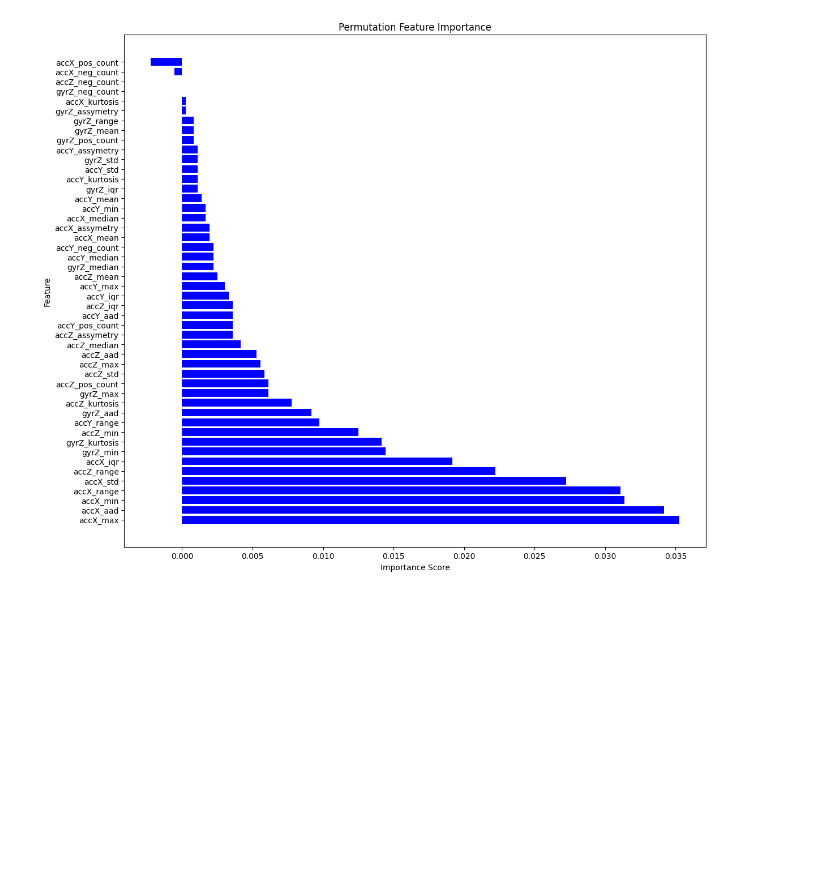
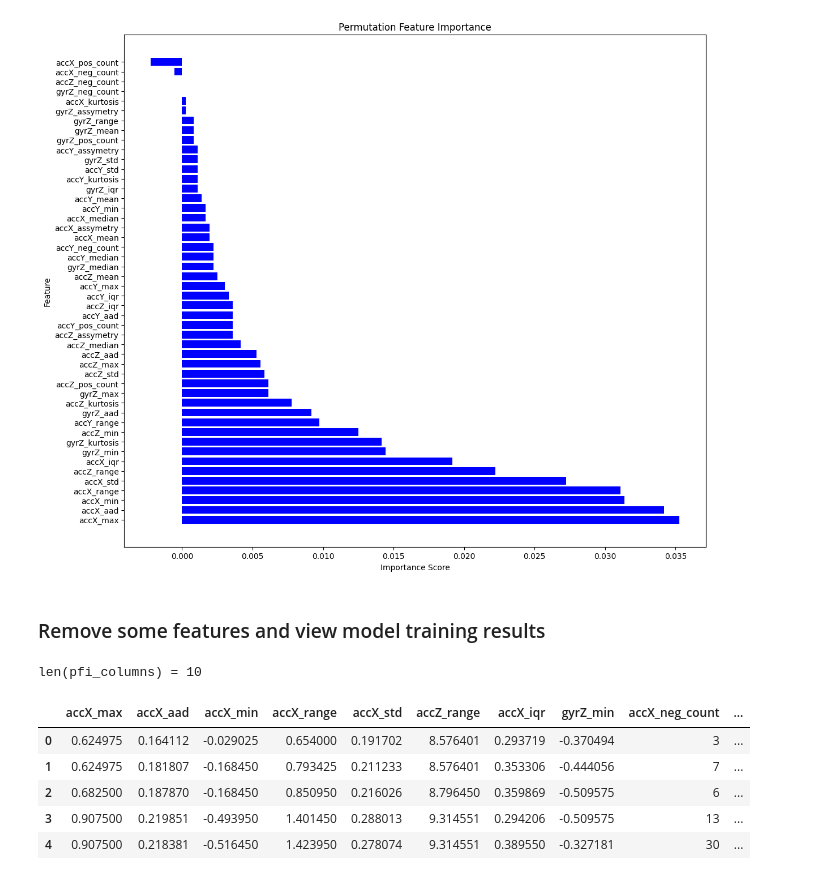
Before and after one commit to Mykhailo20/DS_Bootcamp_2023, a Jupyter notebook: Homework_5/Physical_Activity_Analysis/NN_model_training.ipynb, the cells around one changed output. Cells and saved outputs as stored; diff of their text form; code cells hidden in the pictures; blank space fills up the shorter version.

Commit message:
Homework_6: Extract the least influential features (according to the results of the permutation feature importance algorithm) and describe the results in the report

```diff
--- a/Homework_5/Physical_Activity_Analysis/NN_model_training.ipynb
+++ b/Homework_5/Physical_Activity_Analysis/NN_model_training.ipynb
@@ -372,3 +372,21 @@ plt.savefig('graphs/permutation_feature_importance.png')
 plt.show()
 # %% [output]
 [figure]
+# %% [markdown]
+### Remove some features and view model training results
+# %%
+pfi_columns = ['accX_max', 'accX_aad', 'accX_min', 'accX_range', 'accX_std', 'accZ_range', 'accX_iqr', 'gyrZ_min', 'accX_neg_count', 'accY_pos_count'
+              ]
+print(f"len(pfi_columns) = {len(pfi_columns)}")
+X_train_pfi = X_train[pfi_columns]
+X_valid_pfi = X_valid[pfi_columns]
+X_test_pfi = X_test[pfi_columns]
+X_train_pfi.head()
+# %% [output]
+len(pfi_columns) = 10
+|  | accX_max | accX_aad | accX_min | accX_range | accX_std | accZ_range | accX_iqr | gyrZ_min | accX_neg_count | ... |
+| 0 | 0.624975 | 0.164112 | -0.029025 | 0.654000 | 0.191702 | 8.576401 | 0.293719 | -0.370494 | 3 | ... |
+| 1 | 0.624975 | 0.181807 | -0.168450 | 0.793425 | 0.211233 | 8.576401 | 0.353306 | -0.444056 | 7 | ... |
+| 2 | 0.682500 | 0.187870 | -0.168450 | 0.850950 | 0.216026 | 8.796450 | 0.359869 | -0.509575 | 6 | ... |
+| 3 | 0.907500 | 0.219851 | -0.493950 | 1.401450 | 0.288013 | 9.314551 | 0.294206 | -0.509575 | 13 | ... |
+| 4 | 0.907500 | 0.218381 | -0.516450 | 1.423950 | 0.278074 | 9.314551 | 0.389550 | -0.327181 | 30 | ... |
```
Also changed, not shown: parts of 4 cells of this notebook, 1 other file.
